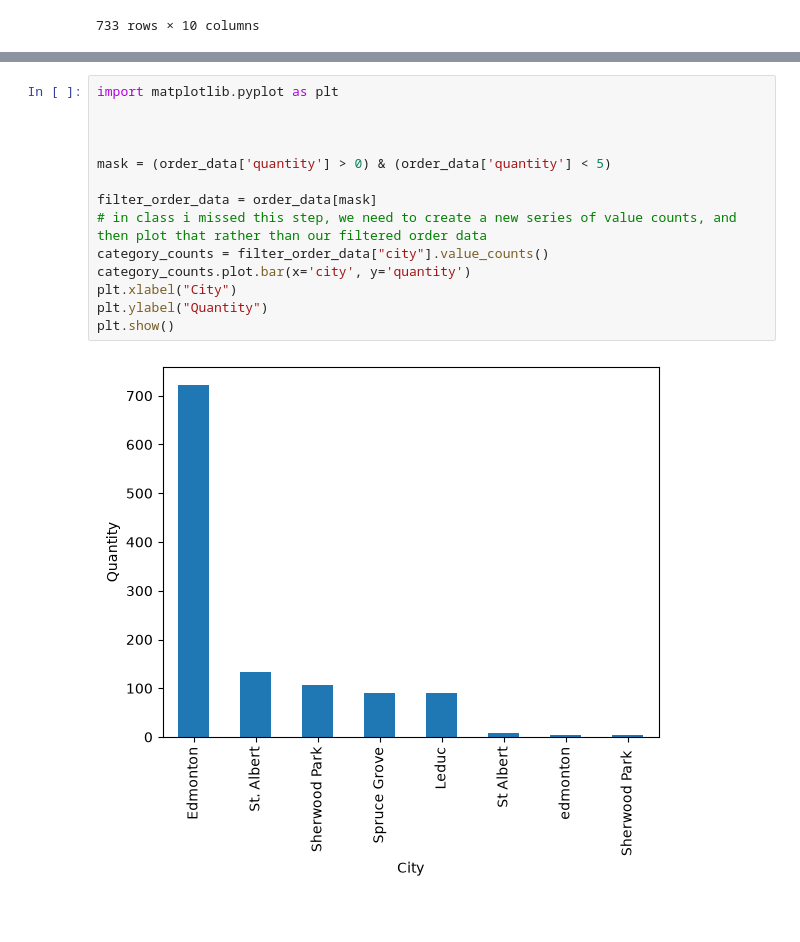
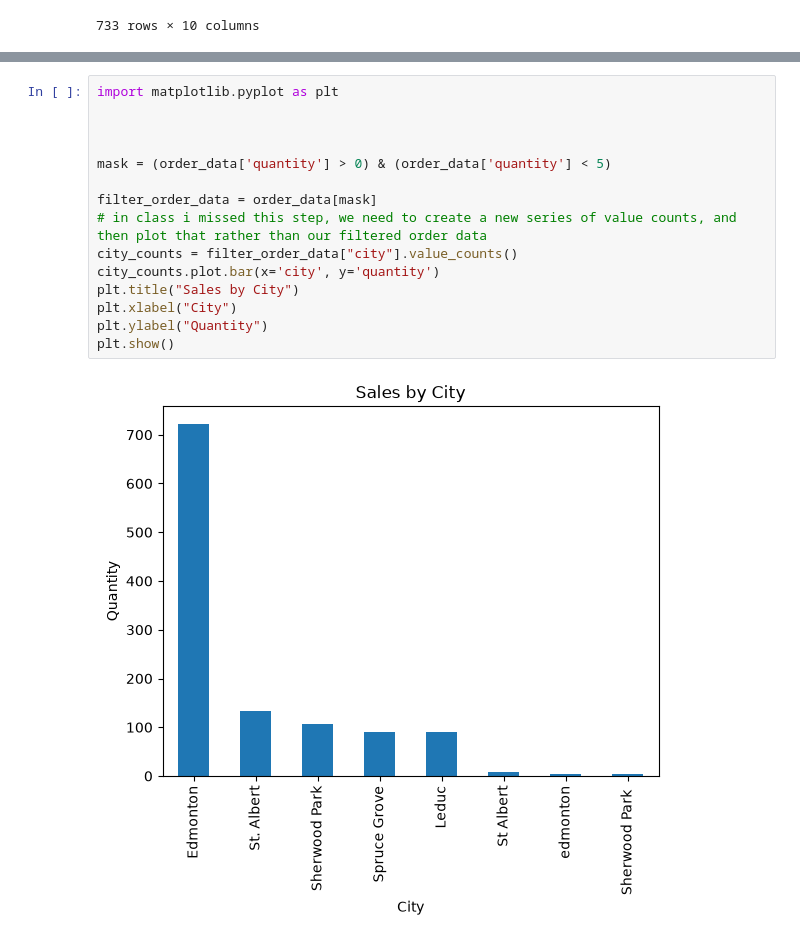
Before and after one commit to NAIT-SDEV1001/Fall2026-A06, a Jupyter notebook: lesson-31-pandas-jupyter/bike shop demo.ipynb, the cells around one changed output, grey strips where cells are left out. Drawn from its saved outputs; the diff is of its cells as text; blank space fills up the shorter version.

```diff
--- a/lesson-31-pandas-jupyter/bike shop demo.ipynb
+++ b/lesson-31-pandas-jupyter/bike shop demo.ipynb
@@ -115,16 +115,17 @@ Name: count, dtype: int64
 # %%
 import matplotlib.pyplot as plt
 
 
 
 mask = (order_data['quantity'] > 0) & (order_data['quantity'] < 5)
 
 filter_order_data = order_data[mask]
 # in class i missed this step, we need to create a new series of value counts, and then plot that rather than our filtered order data
-category_counts = filter_order_data["city"].value_counts()
-category_counts.plot.bar(x='city', y='quantity')
+city_counts = filter_order_data["city"].value_counts()
+city_counts.plot.bar(x='city', y='quantity')
+plt.title("Sales by City")
 plt.xlabel("City")
 plt.ylabel("Quantity")
 plt.show()
 # %% [output]
-[figure, old version]
+[figure, new version]
```
Also changed, not shown: 25 other files.
